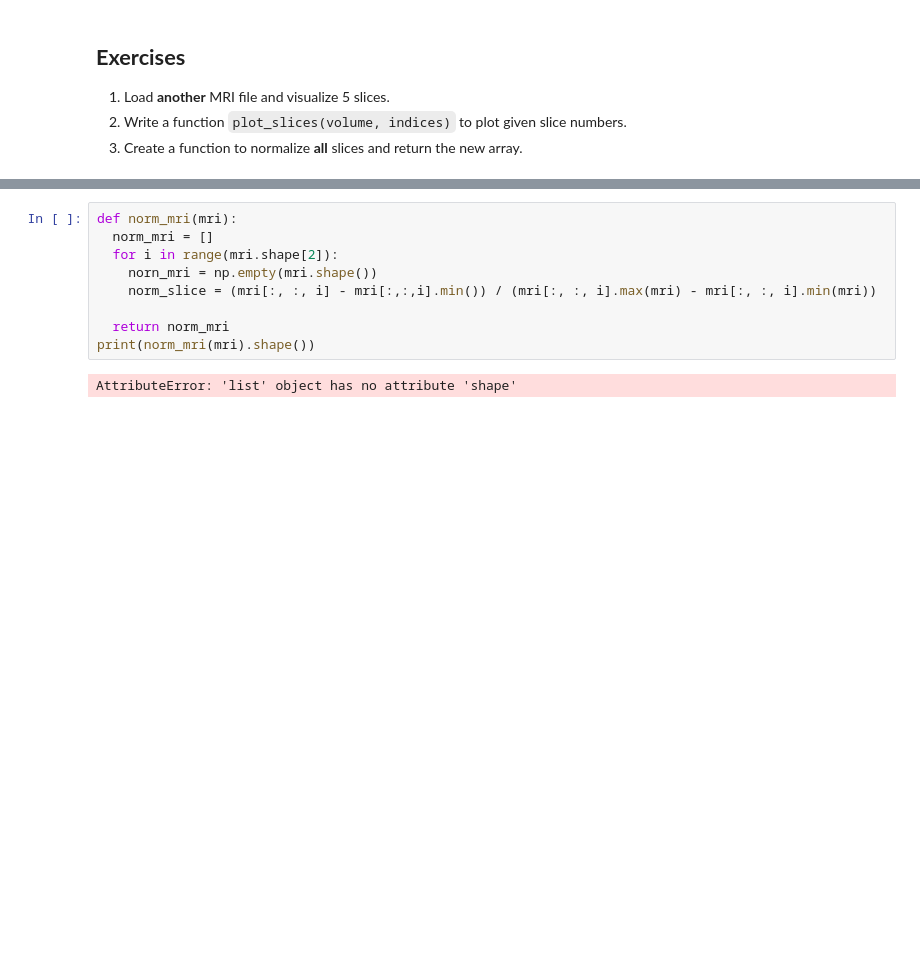
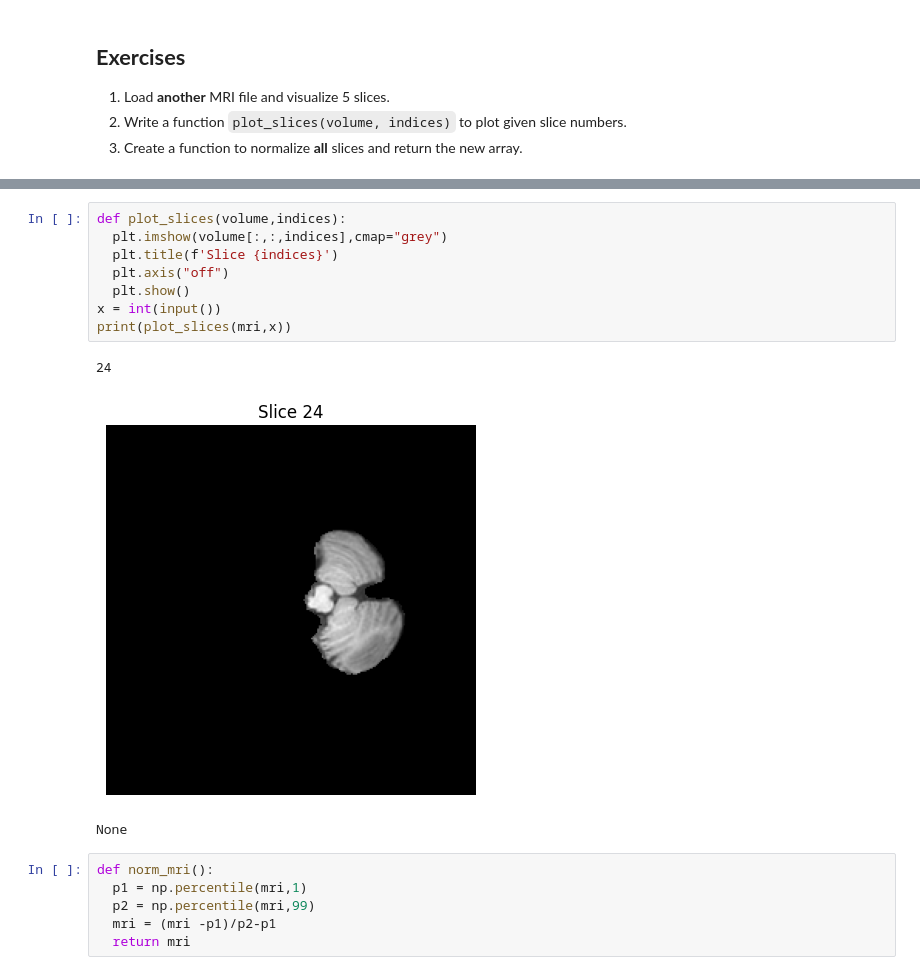
Before and after one commit to Abk0003/Brain_Tumor_Segmentation_BCP, a Jupyter notebook: Week_2/Python_libraries/Nibabel/nibabel_basics.ipynb, the cells around one changed output, grey strips where cells are left out. Cells and saved outputs as stored; diff of their text form; blank space fills up the shorter version.

```diff
--- a/Week_2/Python_libraries/Nibabel/nibabel_basics.ipynb
+++ b/Week_2/Python_libraries/Nibabel/nibabel_basics.ipynb
@@ -103,11 +107,18 @@ NameError: name 'mri' is not defined
+# %%
+def plot_slices(volume,indices):
+  plt.imshow(volume[:,:,indices],cmap="grey")
+  plt.title(f'Slice {indices}')
+  plt.axis("off")
+  plt.show()
+x = int(input())
+print(plot_slices(mri,x))
+# %% [output]
+24
+[figure, added]
+None
 # %%
-def norm_mri(mri):
-  norm_mri = []
-  for i in range(mri.shape[2]):
-    norn_mri = np.empty(mri.shape())
-    norm_slice = (mri[:, :, i] - mri[:,:,i].min()) / (mri[:, :, i].max(mri) - mri[:, :, i].min(mri))
-
-  return norm_mri
-print(norm_mri(mri).shape())
+def norm_mri():
+  p1 = np.percentile(mri,1)
+  p2 = np.percentile(mri,99)
+  mri = (mri -p1)/p2-p1
+  return mri
-# %% [output]
-AttributeError: 'list' object has no attribute 'shape'
```
Also changed, not shown: parts of 4 cells of this notebook.
